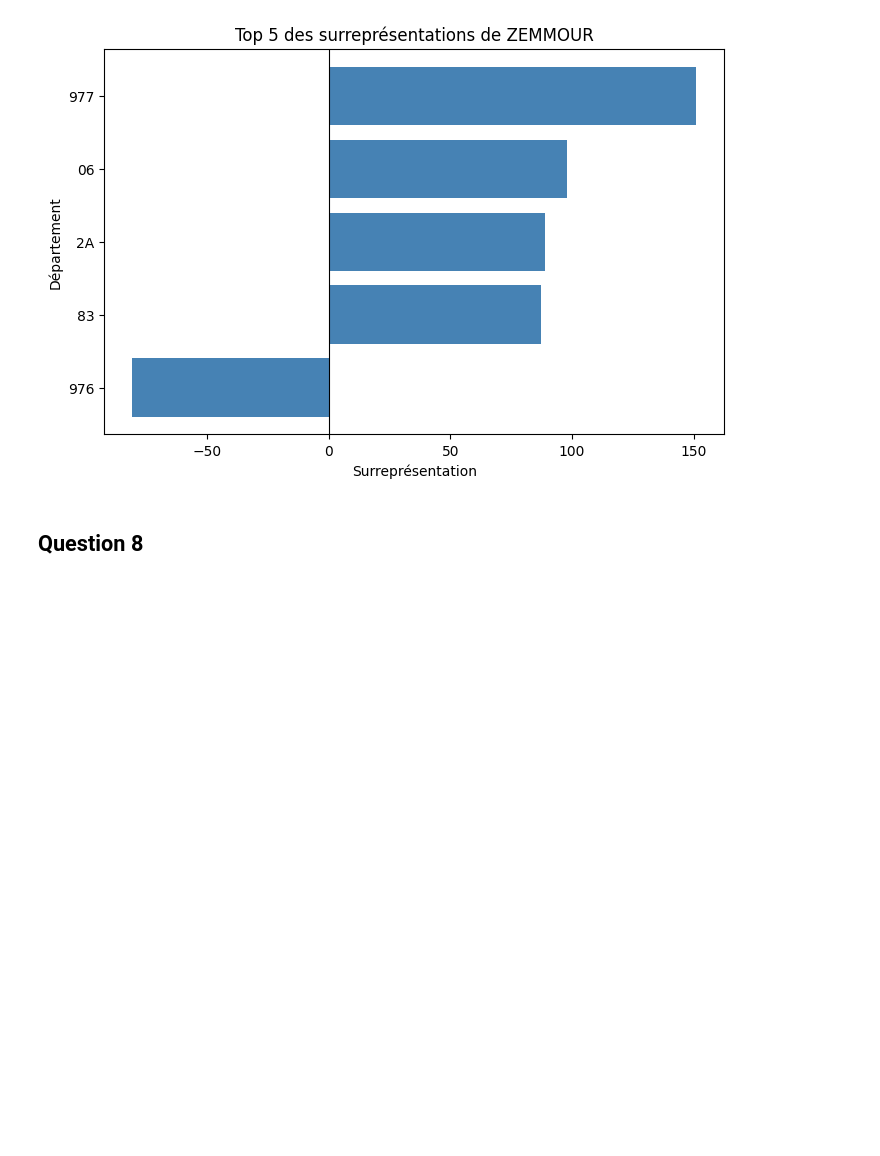
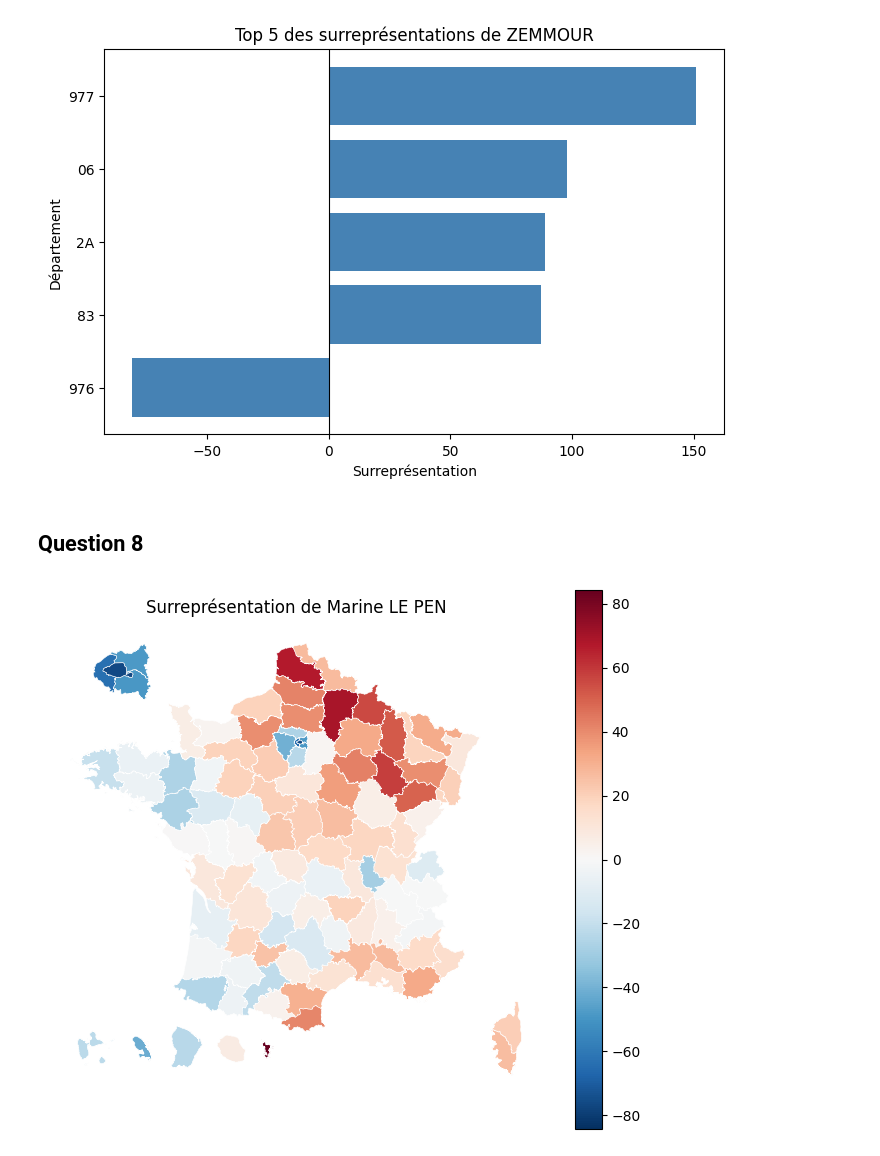
Before and after one commit to Luservant/DM_python, a Jupyter notebook: projet_1.ipynb, the cells around one changed output. Saved outputs shown, nothing was run; the diff lists cells and outputs as text; code cells hidden in the pictures; blank space fills up the shorter version.

```diff
--- a/projet_1.ipynb
+++ b/projet_1.ipynb
@@ -272,3 +272,37 @@ plot_surrepresentation('Éric ZEMMOUR')
 [figure]
 # %% [markdown]
 ## Question 8
+# %%
+departement_borders = carti_download(
+    values=["France"],
+    crs=4326,
+    borders="DEPARTEMENT",
+    vectorfile_format="geojson",
+    simplification=50,
+    filter_by="FRANCE_ENTIERE_DROM_RAPPROCHES",
+    source="EXPRESS-COG-CARTO-TERRITOIRE",
+    year=2022
+)
+
+def filtrer_candidat(nom):
+    return score_departements[score_departements['candidat'] == nom]
+
+data_mlp = filtrer_candidat('Marine LE PEN')
+
+gdf = departement_borders.merge(data_mlp, left_on='INSEE_DEP', right_on='code_departement', how='left')
+
+vmax = gdf['surrepresentation'].abs().max()
+
+fig, ax = plt.subplots(figsize=(8, 7))
+gdf.plot(
+    column='surrepresentation',
+    cmap='RdBu_r',
+    vmin=-vmax, vmax=vmax,
+    edgecolor='white', linewidth=0.4,
+    ax=ax, legend=True
+)
+ax.set_title("Surreprésentation de Marine LE PEN")
+ax.axis('off')
+plt.show()
+# %% [output]
+[figure, added]
```
Also changed, not shown: parts of 1 cell of this notebook.
